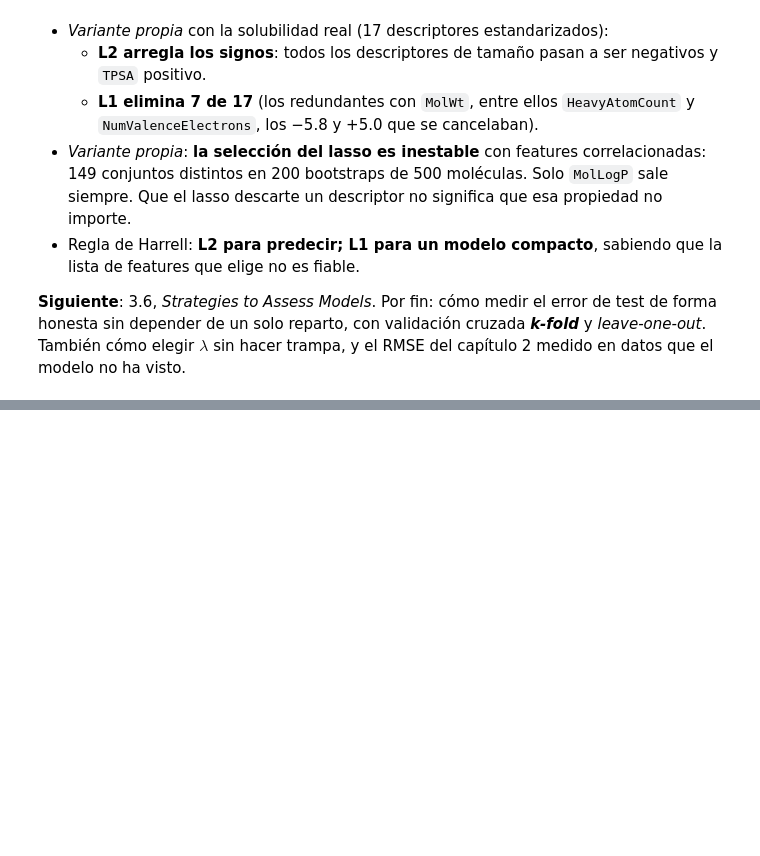
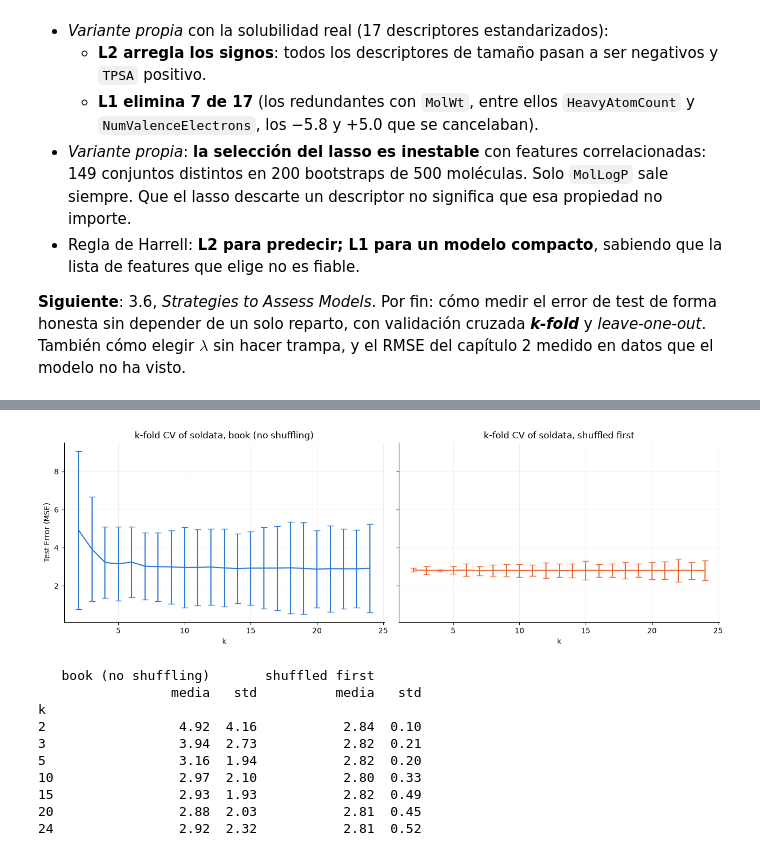
Before and after one commit to alexhrehoret/dmol-study-notes, a Jupyter notebook: notebooks/03_regresion.ipynb, the cells around one changed output, grey strips where cells are left out. Cells and saved outputs as stored; diff of their text form; code cells hidden in the pictures; blank space fills up the shorter version.

```diff
--- a/notebooks/03_regresion.ipynb
+++ b/notebooks/03_regresion.ipynb
@@ -3104,0 +3338,35 @@ elegir $\lambda$ sin hacer trampa, y el RMSE del capítulo 2 medido en datos que
+# %%
+ks = list(range(2, 25))
+barrido = {"book (no shuffling)": soldata, "shuffled first": soldata_shuf}
+res_k = {}
+fig, axs = plt.subplots(ncols=2, figsize=(13, 4.3), sharey=True)
+for ax, (nombre, df), color in zip(axs, barrido.items(), ["#2a78d6", "#eb6834"]):
+    errs = [book_kfold(df, k) for k in ks]
+    res_k[nombre] = pd.DataFrame({"media": [e.mean() for e in errs],
+                                  "std": [e.std(ddof=1) for e in errs]}, index=ks)
+    ax.errorbar(ks, res_k[nombre]["media"], yerr=res_k[nombre]["std"], capsize=4, color=color)
+    ax.set_xlabel("k")
+    ax.set_title(f"k-fold CV of soldata, {nombre}")
+    ax.grid(alpha=0.2)
+    for sp in ("top", "right"):
+        ax.spines[sp].set_visible(False)
+axs[0].set_ylabel("Test Error (MSE)")
+fig.tight_layout()
+fig.savefig("../figuras/03_cv_barrido_k.png", dpi=150)
+plt.show()
+
+tabla_k = pd.concat(res_k, axis=1)
+tabla_k.index.name = "k"
+print(tabla_k.loc[[2, 3, 5, 10, 15, 20, 24]].round(2).to_string())
+# %% [output]
+[figure, added]
+   book (no shuffling)       shuffled first
+                 media   std          media   std
+k
+2                 4.92  4.16           2.84  0.10
+3                 3.94  2.73           2.82  0.21
+5                 3.16  1.94           2.82  0.20
+10                2.97  2.10           2.80  0.33
+15                2.93  1.93           2.82  0.49
+20                2.88  2.03           2.81  0.45
+24                2.92  2.32           2.81  0.52
```
Also changed, not shown: parts of 24 cells of this notebook, 1 other file.
